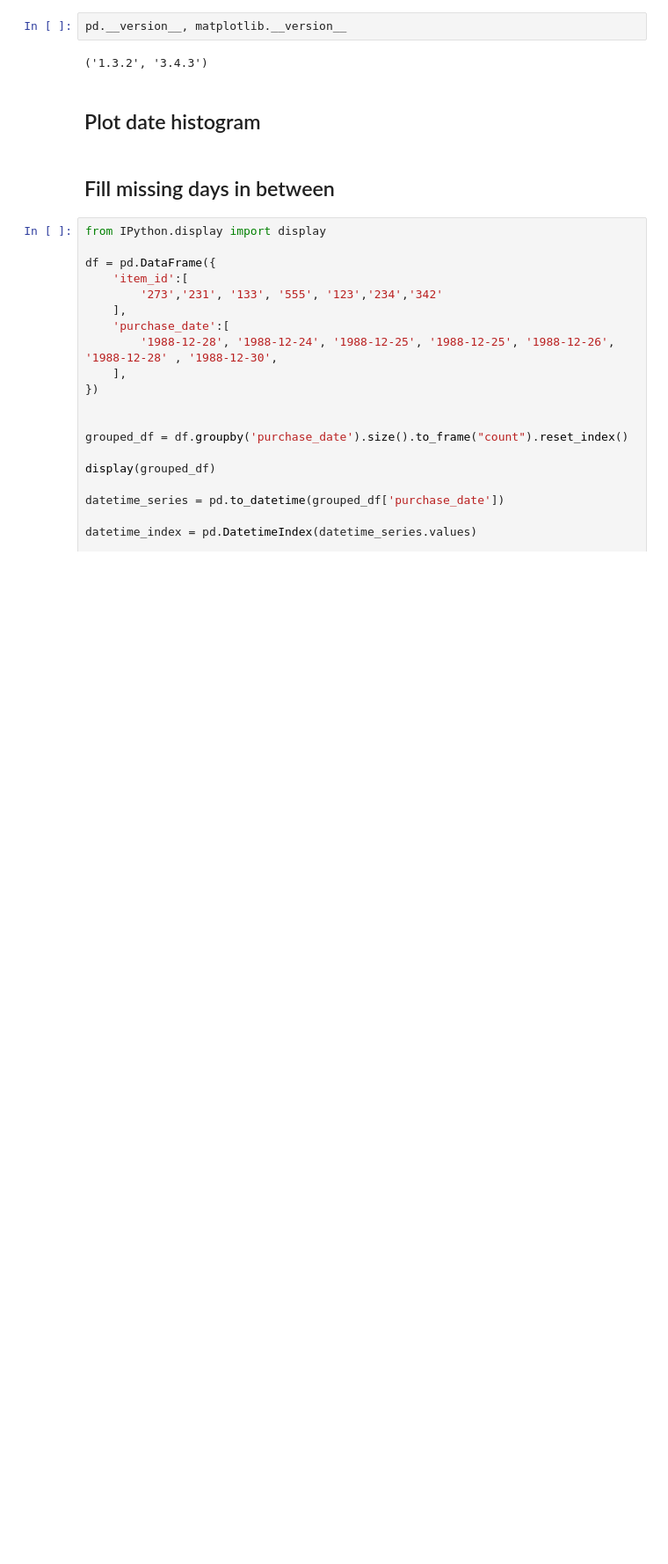
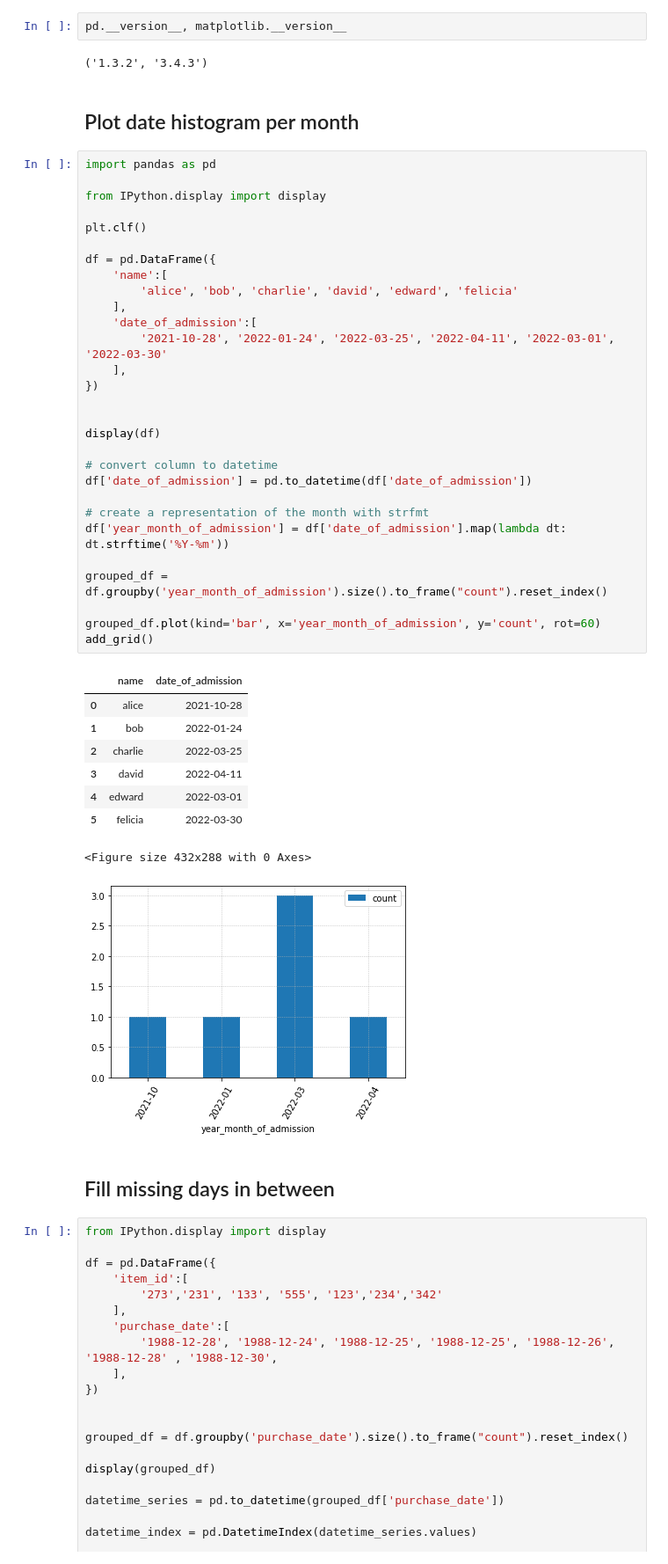
Before and after one commit to queirozfcom/python-sandbox, a Jupyter notebook: python3/notebooks/pandas-plot-date-time/Untitled.ipynb, the cells around one changed output. Shown at 88% size. Cells and saved outputs as stored; diff of their text form; blank space fills up the shorter version.

```diff
--- a/python3/notebooks/pandas-plot-date-time/Untitled.ipynb
+++ b/python3/notebooks/pandas-plot-date-time/Untitled.ipynb
@@ -10,7 +10,46 @@ pd.__version__, matplotlib.__version__
 # %% [output]
 ('1.3.2', '3.4.3')
 # %% [markdown]
-## Plot date histogram
+## Plot date histogram per month
+# %%
+import pandas as pd
+
+from IPython.display import display
+
+plt.clf()
+
+df = pd.DataFrame({
+    'name':[
+        'alice', 'bob', 'charlie', 'david', 'edward', 'felicia'
+    ],
+    'date_of_admission':[
+        '2021-10-28', '2022-01-24', '2022-03-25', '2022-04-11', '2022-03-01', '2022-03-30'
+    ],
+})
+
+
+display(df)
+
+# convert column to datetime
+df['date_of_admission'] = pd.to_datetime(df['date_of_admission'])
+
+# create a representation of the month with strfmt
+df['year_month_of_admission'] = df['date_of_admission'].map(lambda dt: dt.strftime('%Y-%m'))
+
+grouped_df = df.groupby('year_month_of_admission').size().to_frame("count").reset_index()
+
+grouped_df.plot(kind='bar', x='year_month_of_admission', y='count', rot=60)
+add_grid()
+# %% [output]
+|  | name | date_of_admission |
+| 0 | alice | 2021-10-28 |
+| 1 | bob | 2022-01-24 |
+| 2 | charlie | 2022-03-25 |
+| 3 | david | 2022-04-11 |
+| 4 | edward | 2022-03-01 |
+| 5 | felicia | 2022-03-30 |
+<Figure size 432x288 with 0 Axes>
+[figure, added]
 # %% [markdown]
 ## Fill missing days in between
 # %%
```
Also changed, not shown: parts of 2 cells of this notebook.
